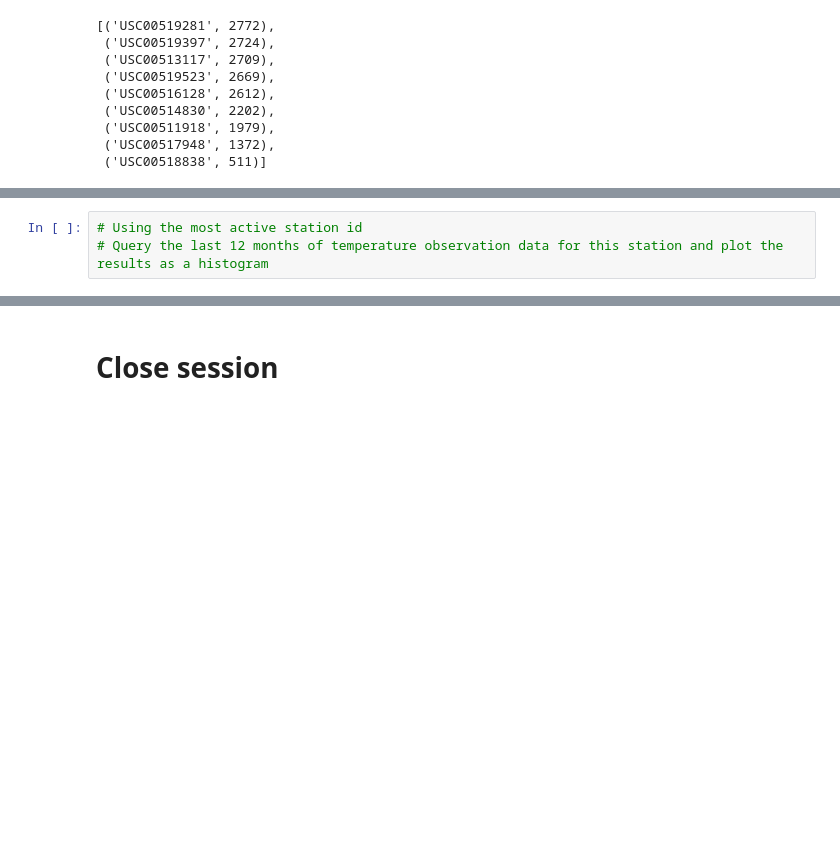
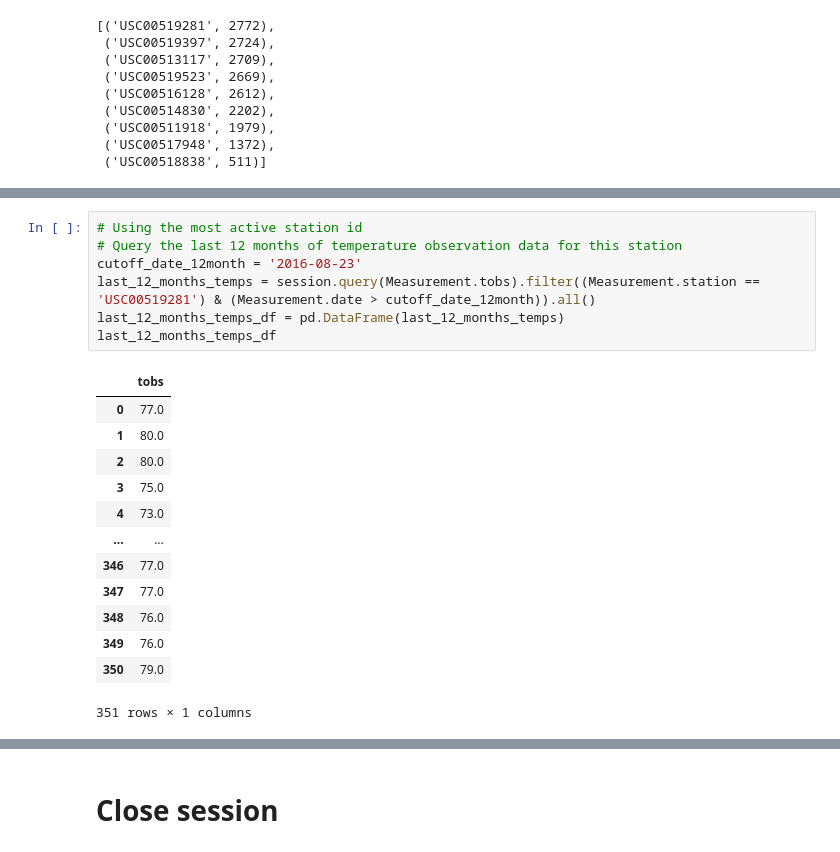
Before and after one commit to JLeigh101/sqlalchemy-challenge, a Jupyter notebook: SurfsUp/climate_analysis.ipynb, the cells around one changed output, grey strips where cells are left out. Saved outputs shown, nothing was run; the diff lists cells and outputs as text; blank space fills up the shorter version.

```diff
--- a/SurfsUp/climate_analysis.ipynb
+++ b/SurfsUp/climate_analysis.ipynb
@@ -188,3 +203,21 @@ active_stations
 # %%
 # Using the most active station id
-# Query the last 12 months of temperature observation data for this station and plot the results as a histogram
+# Query the last 12 months of temperature observation data for this station
+cutoff_date_12month = '2016-08-23'
+last_12_months_temps = session.query(Measurement.tobs).filter((Measurement.station == 'USC00519281') & (Measurement.date > cutoff_date_12month)).all()
+last_12_months_temps_df = pd.DataFrame(last_12_months_temps)
+last_12_months_temps_df
+# %% [output]
+|  | tobs |
+| 0 | 77.0 |
+| 1 | 80.0 |
+| 2 | 80.0 |
+| 3 | 75.0 |
+| 4 | 73.0 |
+| ... | ... |
+| 346 | 77.0 |
+| 347 | 77.0 |
+| 348 | 76.0 |
+| 349 | 76.0 |
+| 350 | 79.0 |
+351 rows × 1 columns
```
Also changed, not shown: parts of 2 cells of this notebook.
